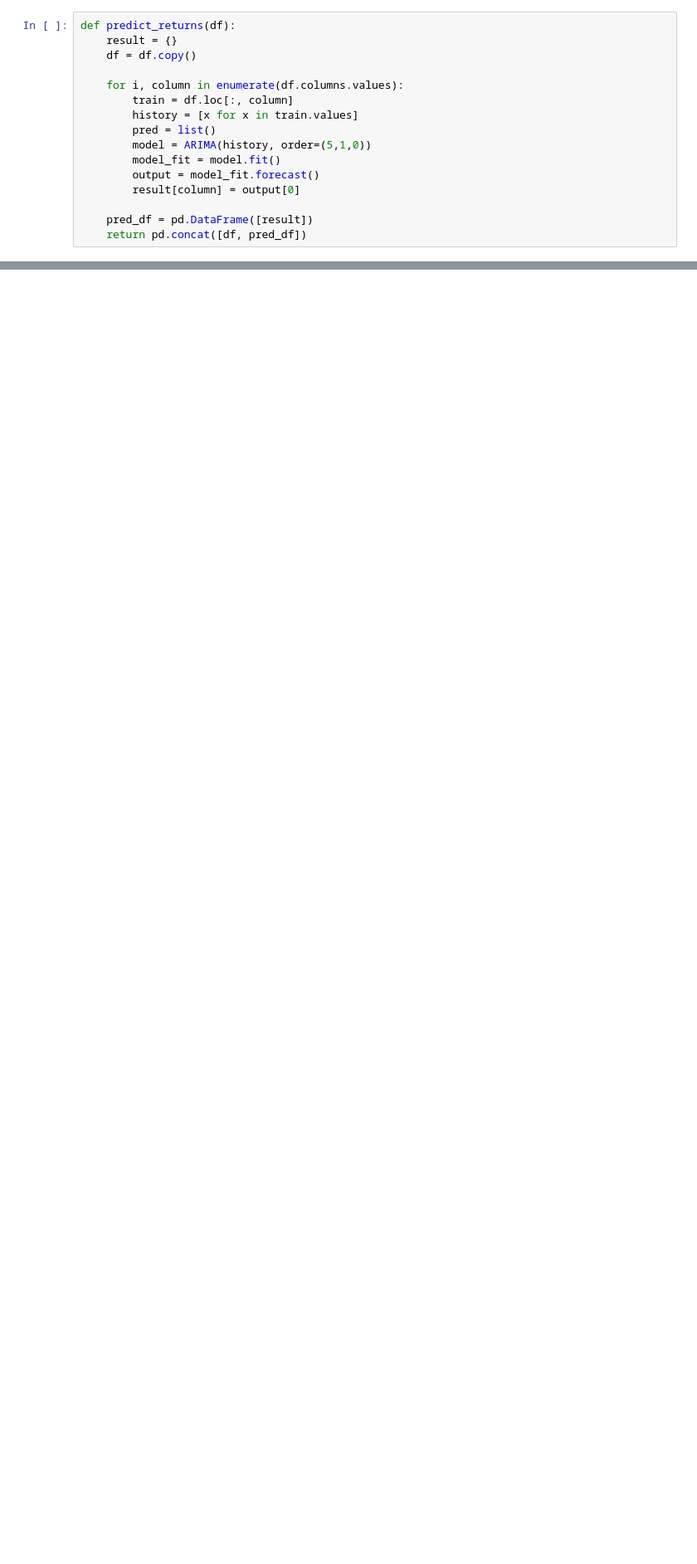
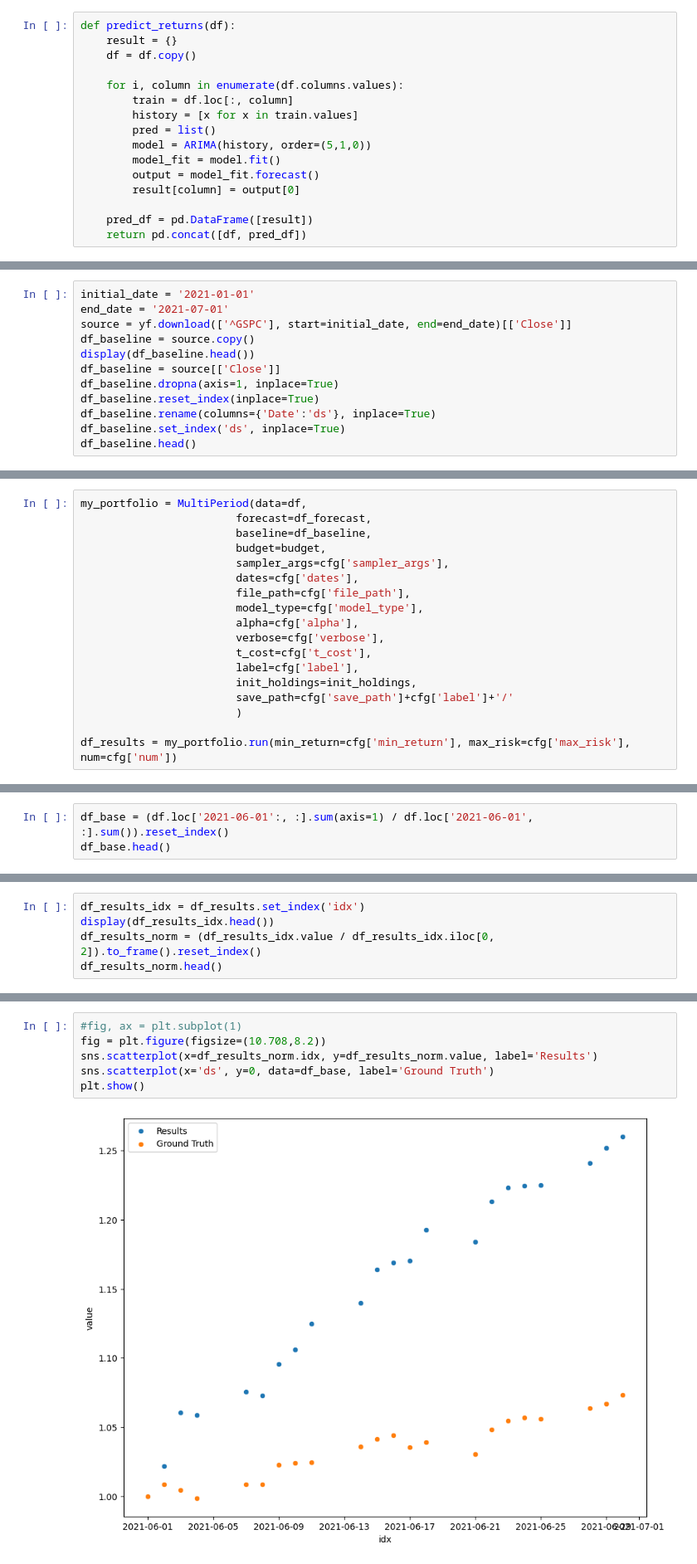
Before and after one commit to bvcmartins/dwaveDev, a Jupyter notebook: quantum_portfolio_solver.ipynb, the cells around one changed output, grey strips where cells are left out. Shown at 83% size. Cells and saved outputs as stored; diff of their text form; blank space fills up the shorter version.

```diff
--- a/quantum_portfolio_solver.ipynb
+++ b/quantum_portfolio_solver.ipynb
@@ -675,0 +624,12 @@ def generate_initial_state(df, n_iter, r_cross, r_mut, n_pop, budget):
+# %%
+initial_date = '2021-01-01'
+end_date = '2021-07-01'
+source = yf.download(['^GSPC'], start=initial_date, end=end_date)[['Close']]
+df_baseline = source.copy()
+display(df_baseline.head())
+df_baseline = source[['Close']]
+df_baseline.dropna(axis=1, inplace=True)
+df_baseline.reset_index(inplace=True)
+df_baseline.rename(columns={'Date':'ds'}, inplace=True)
+df_baseline.set_index('ds', inplace=True)
+df_baseline.head()
@@ -864,0 +759,18 @@ cov matrix
+# %%
+my_portfolio = MultiPeriod(data=df,
+                        forecast=df_forecast,
+                        baseline=df_baseline,
+                        budget=budget,
+                        sampler_args=cfg['sampler_args'],
+                        dates=cfg['dates'],
+                        file_path=cfg['file_path'],
+                        model_type=cfg['model_type'],
+                        alpha=cfg['alpha'],
+                        verbose=cfg['verbose'],
+                        t_cost=cfg['t_cost'],
+                        label=cfg['label'],
+                        init_holdings=init_holdings,
+                        save_path=cfg['save_path']+cfg['label']+'/'
+                        )
+
+df_results = my_portfolio.run(min_return=cfg['min_return'], max_risk=cfg['max_risk'], num=cfg['num'])
@@ -864,0 +833,3 @@ cov matrix
+# %%
+df_base = (df.loc['2021-06-01':, :].sum(axis=1) / df.loc['2021-06-01', :].sum()).reset_index()
+df_base.head()
@@ -864,0 +852,5 @@ cov matrix
+# %%
+df_results_idx = df_results.set_index('idx')
+display(df_results_idx.head())
+df_results_norm = (df_results_idx.value / df_results_idx.iloc[0, 2]).to_frame().reset_index()
+df_results_norm.head()
@@ -864,0 +877,8 @@ cov matrix
+# %%
+#fig, ax = plt.subplot(1)
+fig = plt.figure(figsize=(10.708,8.2))
+sns.scatterplot(x=df_results_norm.idx, y=df_results_norm.value, label='Results')
+sns.scatterplot(x='ds', y=0, data=df_base, label='Ground Truth')
+plt.show()
+# %% [output]
+[figure, added]
```
Also changed, not shown: parts of 20 cells of this notebook.
